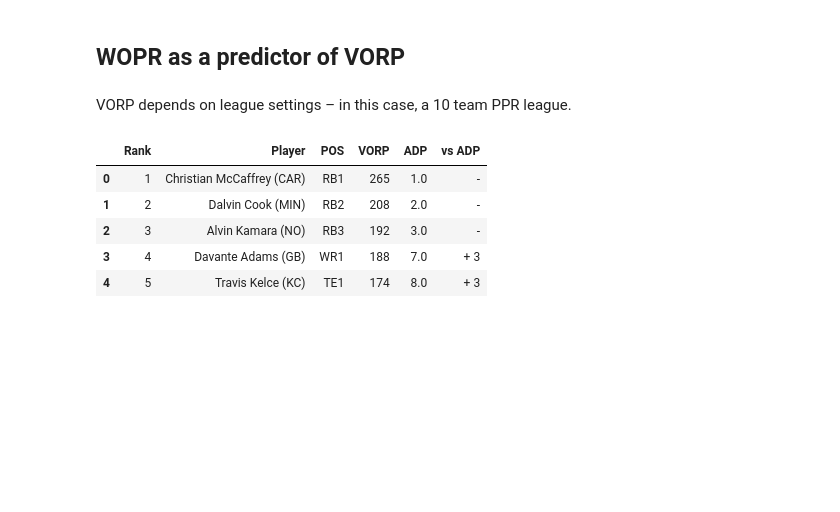
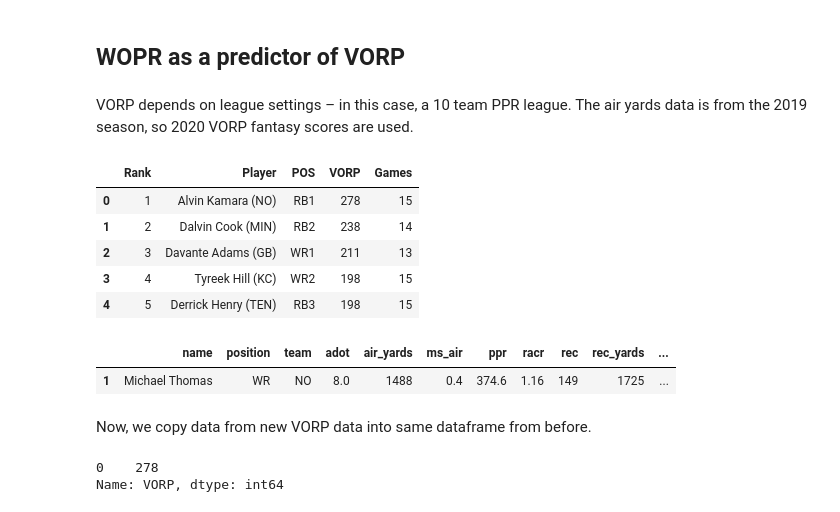
Before and after one commit to vishal-chandra/ExploringAirYards, a Jupyter notebook: ExploringAirYards.ipynb, the cells around one changed output. Drawn from its saved outputs; the diff is of its cells as text; code cells hidden in the pictures; blank space fills up the shorter version.

Commit message:
update VORP data source and begin aggregation

```diff
--- a/ExploringAirYards.ipynb
+++ b/ExploringAirYards.ipynb
@@ -99,17 +107,18 @@ Density plots of Air Yards Market Share.
 ## WOPR as a predictor of VORP
 # %% [markdown]
 VORP depends on league settings – in this case, a 10 team PPR league.
+The air yards data is from the 2019 season, so 2020 VORP fantasy scores are used.
 # %%
 # scrape VORP data
-vorp_df = pd.read_html("https://www.fantasypros.com/nfl/rankings/ppr-vorp.php?team_size=10")[0]
+vorp_df = pd.read_html("https://www.fantasypros.com/nfl/rankings/ppr-vorp.php?year=2020&team_size=10")[0]
 vorp_df.head(5)
 # %% [output]
-|  | Rank | Player | POS | VORP | ADP | vs ADP |
-| 0 | 1 | Christian McCaffrey (CAR) | RB1 | 265 | 1.0 | - |
-| 1 | 2 | Dalvin Cook (MIN) | RB2 | 208 | 2.0 | - |
-| 2 | 3 | Alvin Kamara (NO) | RB3 | 192 | 3.0 | - |
-| 3 | 4 | Davante Adams (GB) | WR1 | 188 | 7.0 | + 3 |
-| 4 | 5 | Travis Kelce (KC) | TE1 | 174 | 8.0 | + 3 |
+|  | Rank | Player | POS | VORP | Games |
+| 0 | 1 | Alvin Kamara (NO) | RB1 | 278 | 15 |
+| 1 | 2 | Dalvin Cook (MIN) | RB2 | 238 | 14 |
+| 2 | 3 | Davante Adams (GB) | WR1 | 211 | 13 |
+| 3 | 4 | Tyreek Hill (KC) | WR2 | 198 | 15 |
+| 4 | 5 | Derrick Henry (TEN) | RB3 | 198 | 15 |
 # %%
 # remove Kickers, QBs, and defenses
 vorp_df = vorp_df.loc[
@@ -119,0 +130,16 @@ vorp_df = vorp_df.loc[
+# %%
+#combine VORP and Air Yards data
+air_vorp_df = alldf.copy(deep=True)
+air_vorp_df['vorp'] = 0
+air_vorp_df.head(1)
+# %% [output]
+|  | name | position | team | adot | air_yards | ms_air | ppr | racr | rec | rec_yards | ... |
+| 1 | Michael Thomas | WR | NO | 8.0 | 1488 | 0.4 | 374.6 | 1.16 | 149 | 1725 | ... |
+# %% [markdown]
+Now, we copy data from new VORP data into same dataframe from before.
+# %%
+# error check for next cell
+vorp_df.loc[vorp_df['Player'] == 'Alvin Kamara (NO)']['VORP']
+# %% [output]
+0    278
+Name: VORP, dtype: int64
```
Also changed, not shown: parts of 3 cells of this notebook, 1 other file.
